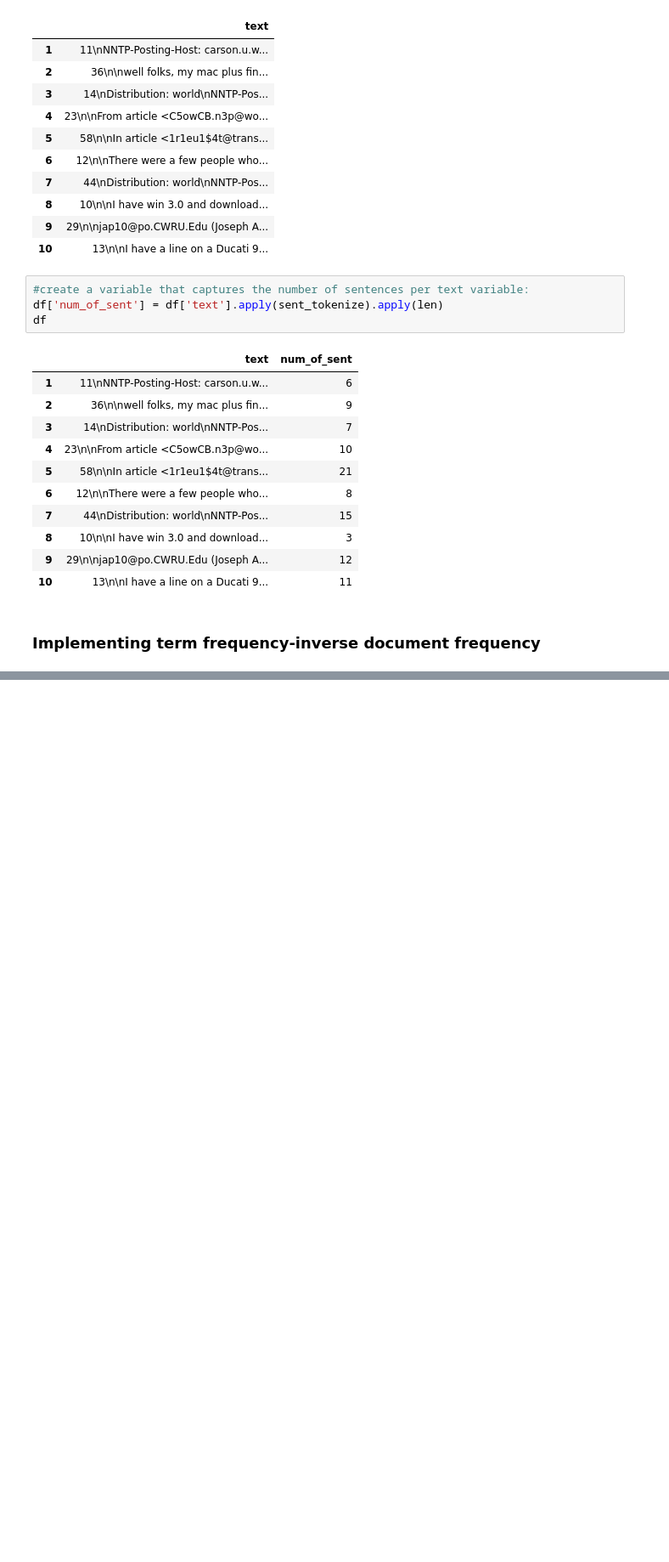
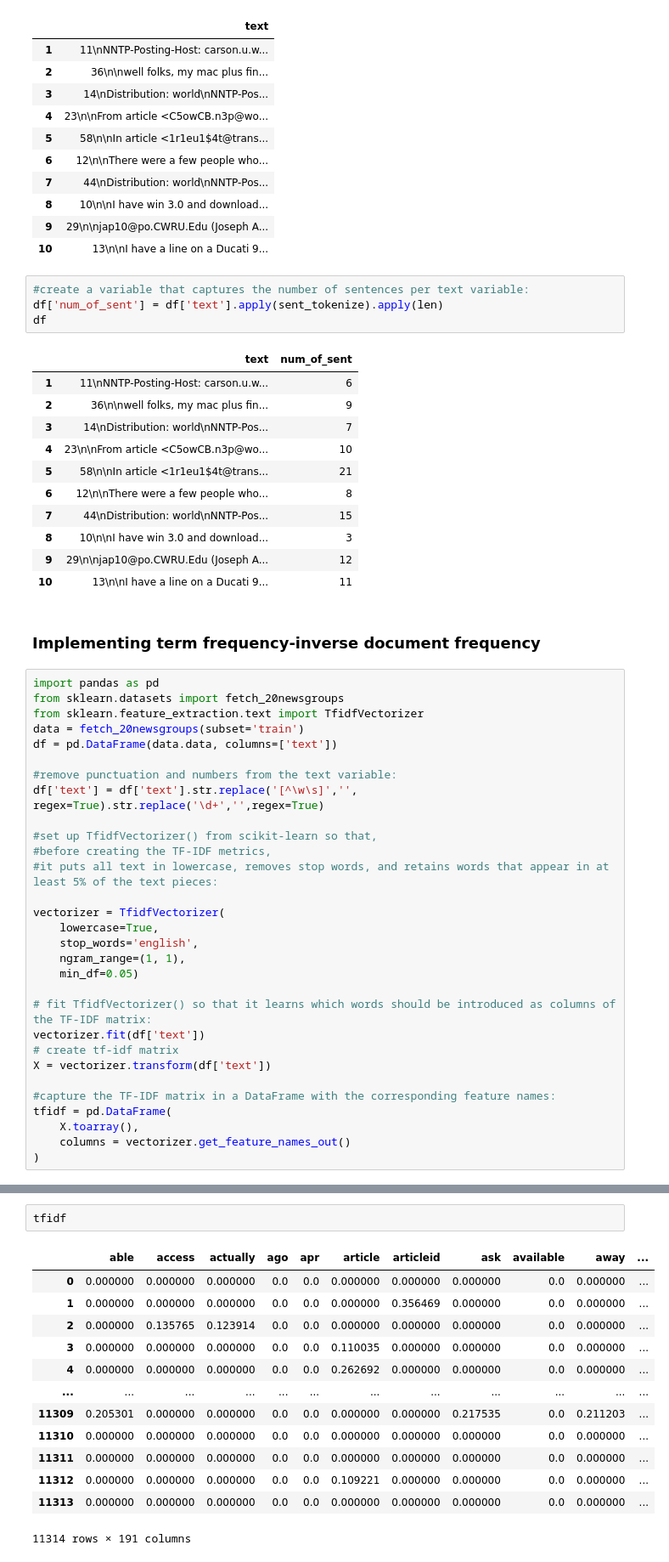
Before and after one commit to manjunath-hanmantgad/python-development, a Jupyter notebook: Extracting_Features_from_Text_Variables.ipynb, the cells around one changed output, grey strips where cells are left out. Shown at 85% size. Cells and saved outputs as stored; diff of their text form; blank space fills up the shorter version.

```diff
--- a/Extracting_Features_from_Text_Variables.ipynb
+++ b/Extracting_Features_from_Text_Variables.ipynb
@@ -153,3 +153,33 @@ df
 | 10 | 13\n\nI have a line on a Ducati 9... | 11 |
 # %% [markdown]
 ### Implementing term frequency-inverse document frequency
+# %%
+import pandas as pd
+from sklearn.datasets import fetch_20newsgroups
+from sklearn.feature_extraction.text import TfidfVectorizer
+data = fetch_20newsgroups(subset='train')
+df = pd.DataFrame(data.data, columns=['text'])
+
+#remove punctuation and numbers from the text variable:
+df['text'] = df['text'].str.replace('[^\w\s]','', regex=True).str.replace('\d+','',regex=True)
+
+#set up TfidfVectorizer() from scikit-learn so that,
+#before creating the TF-IDF metrics,
+#it puts all text in lowercase, removes stop words, and retains words that appear in at least 5% of the text pieces:
+
+vectorizer = TfidfVectorizer(
+    lowercase=True,
+    stop_words='english',
+    ngram_range=(1, 1),
+    min_df=0.05)
+
+# fit TfidfVectorizer() so that it learns which words should be introduced as columns of the TF-IDF matrix:
+vectorizer.fit(df['text'])
+# create tf-idf matrix
+X = vectorizer.transform(df['text'])
+
+#capture the TF-IDF matrix in a DataFrame with the corresponding feature names:
+tfidf = pd.DataFrame(
+    X.toarray(),
+    columns = vectorizer.get_feature_names_out()
+)
@@ -155,0 +202,16 @@ df
+# %%
+tfidf
+# %% [output]
+|  | able | access | actually | ago | apr | article | articleid | ask | available | away | ... |
+| 0 | 0.000000 | 0.000000 | 0.000000 | 0.0 | 0.0 | 0.000000 | 0.000000 | 0.000000 | 0.0 | 0.000000 | ... |
+| 1 | 0.000000 | 0.000000 | 0.000000 | 0.0 | 0.0 | 0.000000 | 0.356469 | 0.000000 | 0.0 | 0.000000 | ... |
+| 2 | 0.000000 | 0.135765 | 0.123914 | 0.0 | 0.0 | 0.000000 | 0.000000 | 0.000000 | 0.0 | 0.000000 | ... |
+| 3 | 0.000000 | 0.000000 | 0.000000 | 0.0 | 0.0 | 0.110035 | 0.000000 | 0.000000 | 0.0 | 0.000000 | ... |
+| 4 | 0.000000 | 0.000000 | 0.000000 | 0.0 | 0.0 | 0.262692 | 0.000000 | 0.000000 | 0.0 | 0.000000 | ... |
+| ... | ... | ... | ... | ... | ... | ... | ... | ... | ... | ... | ... |
+| 11309 | 0.205301 | 0.000000 | 0.000000 | 0.0 | 0.0 | 0.000000 | 0.000000 | 0.217535 | 0.0 | 0.211203 | ... |
+| 11310 | 0.000000 | 0.000000 | 0.000000 | 0.0 | 0.0 | 0.000000 | 0.000000 | 0.000000 | 0.0 | 0.000000 | ... |
+| 11311 | 0.000000 | 0.000000 | 0.000000 | 0.0 | 0.0 | 0.000000 | 0.000000 | 0.000000 | 0.0 | 0.000000 | ... |
+| 11312 | 0.000000 | 0.000000 | 0.000000 | 0.0 | 0.0 | 0.109221 | 0.000000 | 0.000000 | 0.0 | 0.000000 | ... |
+| 11313 | 0.000000 | 0.000000 | 0.000000 | 0.0 | 0.0 | 0.000000 | 0.000000 | 0.000000 | 0.0 | 0.000000 | ... |
+11314 rows × 191 columns
```
Also changed, not shown: parts of 1 cell of this notebook.
